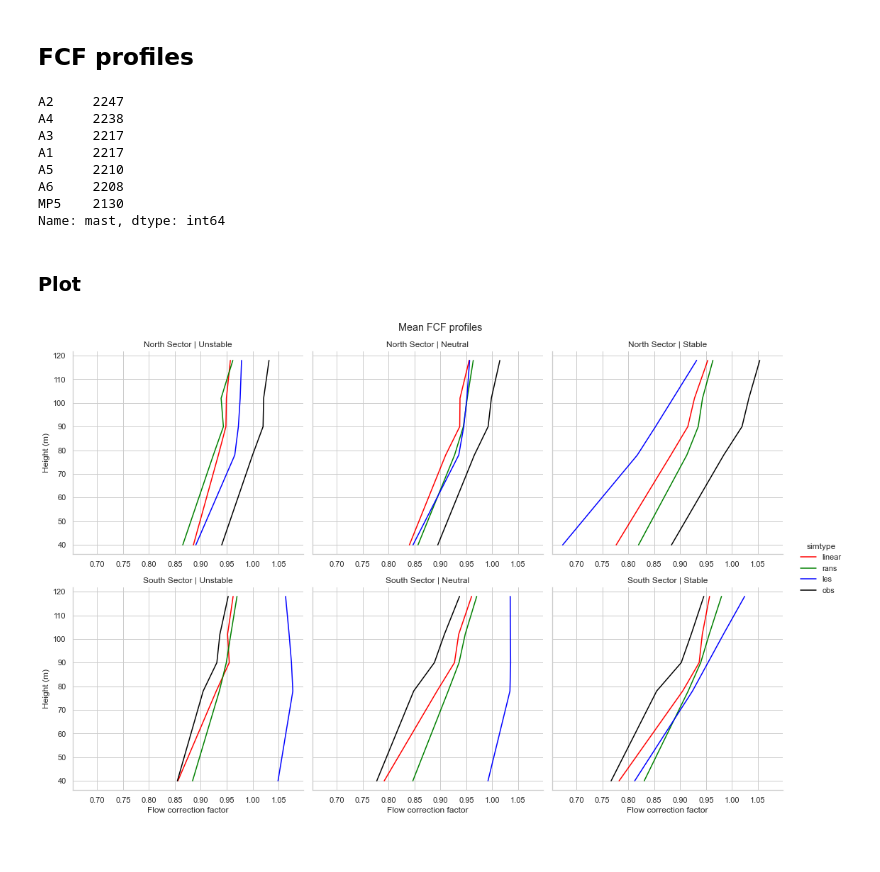
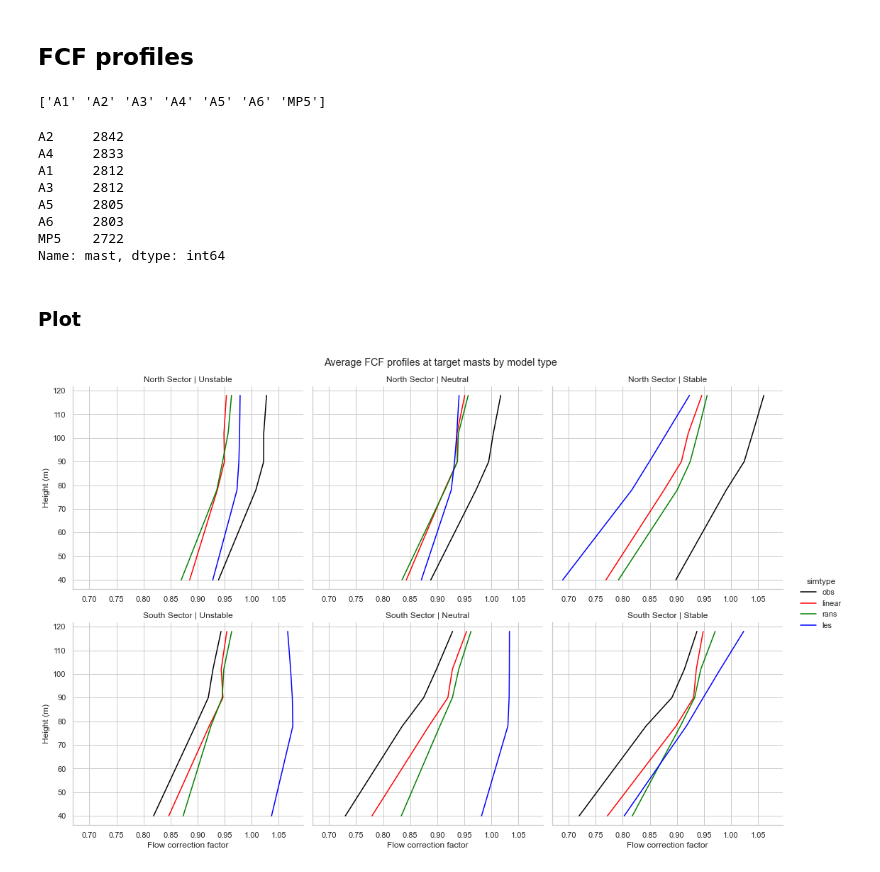
Before and after one commit to windbench/alaizNSC, a Jupyter notebook: nscResults.ipynb, the cells around one changed output. Saved outputs shown, nothing was run; the diff lists cells and outputs as text; code cells hidden in the pictures.

```diff
--- a/nscResults.ipynb
+++ b/nscResults.ipynb
@@ -280,0 +395,13 @@ plt.subplots_adjust(hspace = 0.2)
+# %%
+custom_dict.update(saved_sort_order)
+
+df_plot = df_error.groupby(['nors', 'Stability', 'ID']).mean().reset_index()
+df_plot.sort_values(by=['nors', 'Stability', 'ID'], key=lambda x: x.map(custom_dict), inplace=True)
+
+g = sns.catplot(x="bias_ns_wt", y="ID", col='Stability', row='nors', kind="bar", data=df_plot, palette='Set3')
+g.fig.suptitle("Breakdown of mean bias by Sector and Stability")
+g.fig.subplots_adjust(top=.9)
+g.set_titles('{row_name} Sector' ' | ' '{col_name}')
+for ax in g.axes.flatten():
+    ax.tick_params(labelbottom=True)
+plt.subplots_adjust(hspace = 0.2)
@@ -294,11 +434,18 @@ plt.subplots_adjust(hspace = 0.2)
 # %% [markdown]
 ## FCF profiles
 # %%
-df_fcf = ds_all['flow_correction_factor'].to_dataframe()
+#df_fcf = ds_all['flow_correction_factor'].to_dataframe()
+df_fcf = ds_all[['samples', 'turbulence_intensity', 'flow_correction_factor']].to_dataframe()
 df_fcf = df_fcf.reset_index()
+df_fcf = df_fcf[df_fcf.flow_correction_factor.notna()]
 df_fcf = df_fcf[df_fcf['nors']!='']
-df_fcf = df_fcf[df_fcf.mast.isin(['A1', 'A2', 'A3', 'A4', 'A5', 'A6', 'MP5'])]
-df_fcf = df_fcf[df_fcf['flow_correction_factor'].notna()]
+
+# Define MP5_SC5 as MP5.
+print(df_fcf.mast.unique())
+#df_fcf = df_fcf.replace({'mast': 'MP5_SC2'}, 'MP5')
+
+#df_fcf = df_fcf[df_fcf.mast.isin(['A1', 'A2', 'A3', 'A4', 'A5', 'A6', 'MP5'])]
+#df_fcf = df_fcf[df_fcf.mast.isin(['A1', 'A2', 'A3', 'A4', 'A5', 'A6'])]
 
 df_fcf = df_fcf.replace({'Stability': 'u'}, 'Unstable')
 df_fcf = df_fcf.replace({'Stability': 'n'}, 'Neutral')
@@ -306,37 +453,49 @@ df_fcf = df_fcf.replace({'Stability': 's'}, 'Stable')
 
 df_fcf.mast.value_counts()
 # %% [output]
-A2     2247
-A4     2238
-A3     2217
-A1     2217
-A5     2210
-A6     2208
-MP5    2130
-Name: mast, dtype: int64
+['A1' 'A2' 'A3' 'A4' 'A5' 'A6' 'MP5']
+A2     2842
+A4     2833
+A1     2812
+A3     2812
+A5     2805
+A6     2803
+MP5    2722
+Name: mast, dtype: int64
+# %%
+# verification
+gp = df_fcf.groupby(['ID', 'mast', 'Sector', 'Stability', 'z'])
+df_fcf['fcf_bis'] = df_fcf.flow_correction_factor * df_fcf.samples / gp.samples.transform('sum')
+df_fcf['fcf_bis'] = gp.fcf_bis.transform('sum')
+(df_fcf.fcf_bis - df_fcf.flow_correction_factor).describe()
+
+# weighted mean error
+gp = df_fcf.groupby(['ID', 'mast', 'nors', 'Stability', 'z'])
+df_fcf['fcf_ns'] = df_fcf.flow_correction_factor * df_fcf.samples / gp.samples.transform('sum')
+df_fcf['fcf_ns'] = gp.fcf_ns.transform('sum')
 # %% [markdown]
 ### Plot
 # %%
 sns.set_theme(style="whitegrid")
 
 # Create an array with the colors you want to use
-colors = ['red', 'green', 'blue', 'black']
+colors = ['black', 'red', 'green', 'blue']
 # Set your custom color palette
 customPalette = sns.set_palette(sns.color_palette(colors))
 
-df_plot = df_fcf.groupby(['simtype', 'z', 'Stability', 'nors']).mean().reset_index()
+df_plot = df_fcf[df_fcf.mast.isin(['A1', 'A2', 'A3', 'A4', 'A5', 'A6'])].groupby(['simtype', 'z', 'Stability', 'nors']).mean().reset_index()
 df_plot.sort_values(by=['simtype', 'Stability'], key=lambda x: x.map(custom_dict), inplace=True)
 
-g = sns.relplot(data=df_plot, x="flow_correction_factor", y="z", sort=False, col='Stability', row='nors', hue='simtype', kind='line', palette = customPalette)
+g = sns.relplot(data=df_plot, x="fcf_ns", y="z", sort=False, col='Stability', row='nors', hue='simtype', kind='line', palette = customPalette)
 
 g.set_axis_labels("Flow correction factor", "Height (m)")
 g.set_titles('{row_name} Sector' ' | ' '{col_name}')
-g.fig.suptitle("Mean FCF profiles")
+g.fig.suptitle("Average FCF profiles at target masts by model type")
 g.fig.subplots_adjust(top=.9)
 for ax in g.axes.flatten():
     ax.tick_params(labelbottom=True)
 plt.subplots_adjust(hspace = 0.2)
 g.tight_layout()
 #g.savefig("facet_plot.png")
 # %% [output]
-[figure, old version]
+[figure, new version]
```
Also changed, not shown: parts of 29 cells of this notebook.
